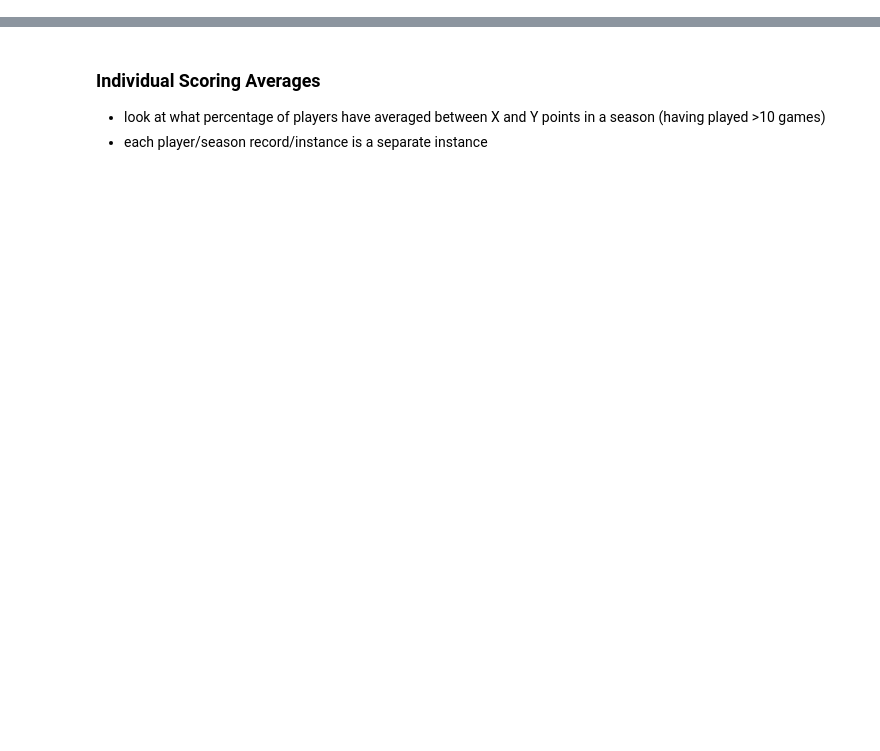
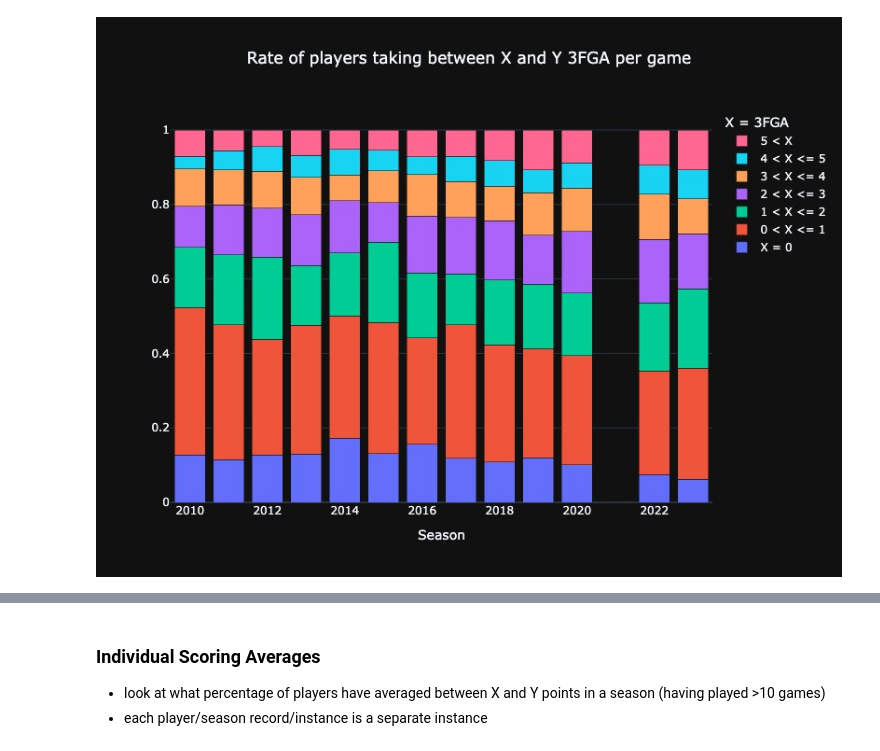
Before and after one commit to emmaritcey/usports_database, a Jupyter notebook: Final_Visualizations_Scoring.ipynb, the cells around one changed output, grey strips where cells are left out. Saved outputs shown, nothing was run; the diff lists cells and outputs as text; code cells hidden in the pictures; blank space fills up the shorter version.

Commit message:
update visualizations

```diff
--- a/Final_Visualizations_Scoring.ipynb
+++ b/Final_Visualizations_Scoring.ipynb
@@ -554,0 +1,9 @@ fig.write_image("images/ind_top25_3fg_pct_by_season_violin.jpeg", scale=6)
+# %%
+import pandas as pd
+from sql_functions import create_db_connection, execute_query, read_query
+import plotly.express as px
+import plotly.graph_objects as go
+
+#connect to database
+pw = "******"
+connection = create_db_connection("localhost", "root", pw, "usports")
@@ -554,0 +148,52 @@ fig.write_image("images/ind_top25_3fg_pct_by_season_violin.jpeg", scale=6)
+# %%
+plot = go.Figure(data=[
+    go.Bar(
+    name = 'X = 0',
+    x = three_count_norm.columns.values,
+    y = three_count_norm.iloc[0]
+    ),
+    go.Bar(
+    name = '0 < X <= 1',
+    x = three_count_norm.columns.values,
+    y = three_count_norm.iloc[1]
+    ),
+    go.Bar(
+    name = '1 < X <= 2',
+    x = three_count_norm.columns.values,
+    y = three_count_norm.iloc[2]
+    ),
+    go.Bar(
+    name = '2 < X <= 3',
+    x = three_count_norm.columns.values,
+    y = three_count_norm.iloc[3]
+    ),
+    go.Bar(
+    name = '3 < X <= 4',
+    x = three_count_norm.columns.values,
+    y = three_count_norm.iloc[4]
+    ),
+    go.Bar(
+    name = '4 < X <= 5',
+    x = three_count_norm.columns.values,
+    y = three_count_norm.iloc[5]
+    ),
+    go.Bar(
+    name = '5 < X ',
+    x = three_count_norm.columns.values,
+    y = three_count_norm.iloc[6]
+    )],
+    layout=go.Layout(
+        title="Rate of players taking between X and Y 3FGA per game",
+        xaxis_title="Season",
+        template="plotly_dark",
+        width=800,
+        height=600,
+        barmode='stack',
+        title_x=0.5
+                 ))
+plot.update_layout(legend_title_text='X = 3FGA')
+plot.show('jpg')
+#save Figure as jpg image
+plot.write_image("images/ind_3fga_by_season_barchart.jpeg", scale=6)
+# %% [output]
+[figure, added]
```
Also changed, not shown: parts of 42 cells of this notebook, 8 other files.
